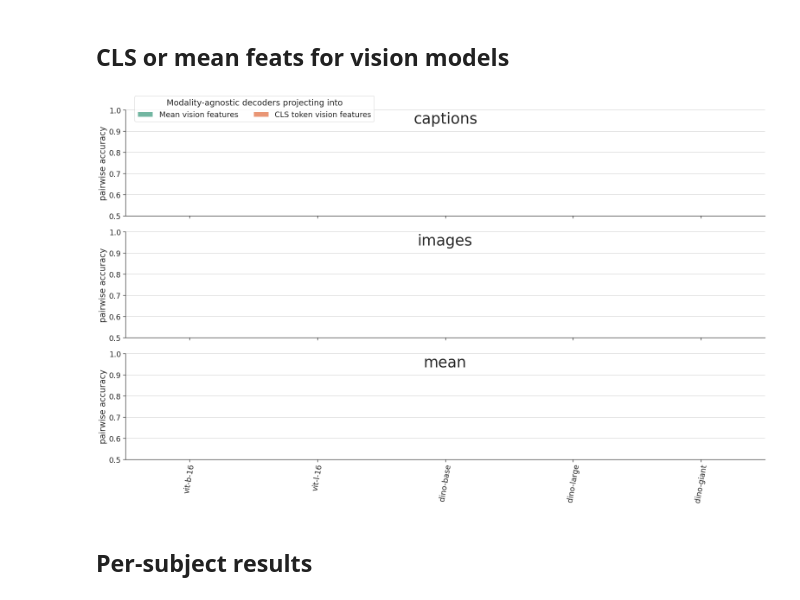
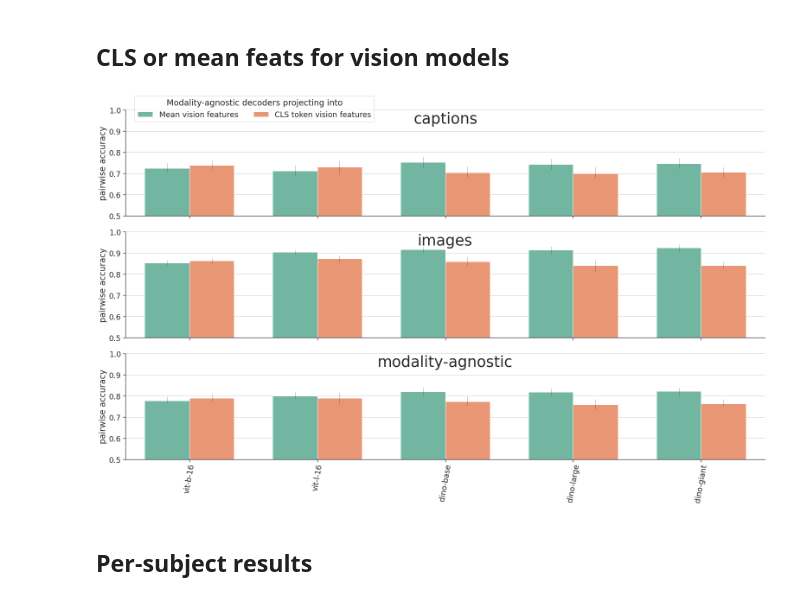
Before and after one commit to mitjanikolaus/multimodal_decoding, a Jupyter notebook: notebooks/modality_agnostic_decoding.ipynb, the cells around one changed output. Cells and saved outputs as stored; diff of their text form; code cells hidden in the pictures.

```diff
--- a/notebooks/modality_agnostic_decoding.ipynb
+++ b/notebooks/modality_agnostic_decoding.ipynb
@@ -19,7 +20,7 @@ all_data = load_results_data()
 # %%
 MODEL_ORDER = ["random-flava", "vit-b-16", "vit-l-16", "resnet-18", "resnet-50", "resnet-152", "dino-base", "dino-large", "dino-giant",
                "bert-base-uncased", "bert-large-uncased", "llama2-7b", "llama2-13b", "mistral-7b", "mixtral-8x7b", "gpt2-small", "gpt2-medium", "gpt2-large", "gpt2-xl",
-               "visualbert", "lxmert", "bridgetower-large", "vilt", "clip", "flava", "imagebind", "blip2", "blip2-alt"]
+               "visualbert", "lxmert", "bridgetower-large", "vilt", "clip", "imagebind", "flava", "blip2"]
 
 all_data = all_data[all_data.model.isin(MODEL_ORDER)]
 
@@ -382,25 +311,24 @@ Warning: unexpected number of datapoints: 3 (expected: 6) (model_feat: dino-gian
 # %% [markdown]
 ## CLS or mean feats for vision models
 # %%
-model_feats_exluded = ["bridgetower-large_multi", "random-flava_vision", "random-flava_lang", "random-flava_concat"]
-data_to_plot = all_data[~all_data.model_feat.isin(model_feats_exluded)].copy()
+data_to_plot = all_data.copy()
 
 vision_models_both_options = [m for m in vision_models if len(data_to_plot[data_to_plot.model == m].vision_features.unique()) == 2]
 data_to_plot = data_to_plot[data_to_plot.model.isin(vision_models_both_options)]
 
 vision_feat_order = ["Mean vision features", "CLS token vision features"]
-data_to_plot["vision_features"] = data_to_plot.vision_features.replace({"visual_feature_mean": "Mean vision features", "visual_feature_cls": "CLS token vision features"})
+data_to_plot["vision_features"] = data_to_plot.vision_features.replace({"vision_features_mean": "Mean vision features", "vision_features_cls": "CLS token vision features"})
 
 data_to_plot = data_to_plot[data_to_plot.training_mode == "modality-agnostic"]
 
 model_feat_order = calc_model_feat_order(data_to_plot)
 
-metrics_order = ["pairwise_acc_captions", "pairwise_acc_images", ACC_MEAN]
+metrics_order = [ACC_CAPTIONS, ACC_IMAGES, ACC_MODALITY_AGNOSTIC]
 figure, lgd = create_result_graph(data_to_plot, model_feat_order, metrics=metrics_order, row_order=metrics_order, hue_variable="vision_features", hue_order=vision_feat_order, ylim=(0.5, 1),
                              legend_bbox=(0.06,1.0), height=4.5, legend_title="Modality-agnostic decoders projecting into", plot_modality_specific=False)
 plt.savefig(os.path.join(RESULTS_DIR, f"features_comparison_pairwise_acc_vision_models.png"), bbox_extra_artists=(lgd,), bbox_inches='tight', pad_inches=0, dpi=300)
 # %% [output]
-[figure, old version]
+[figure, new version]
 # %% [markdown]
 ## Per-subject results
 # %%
```
Also changed, not shown: parts of 15 cells of this notebook, 2 other files.
